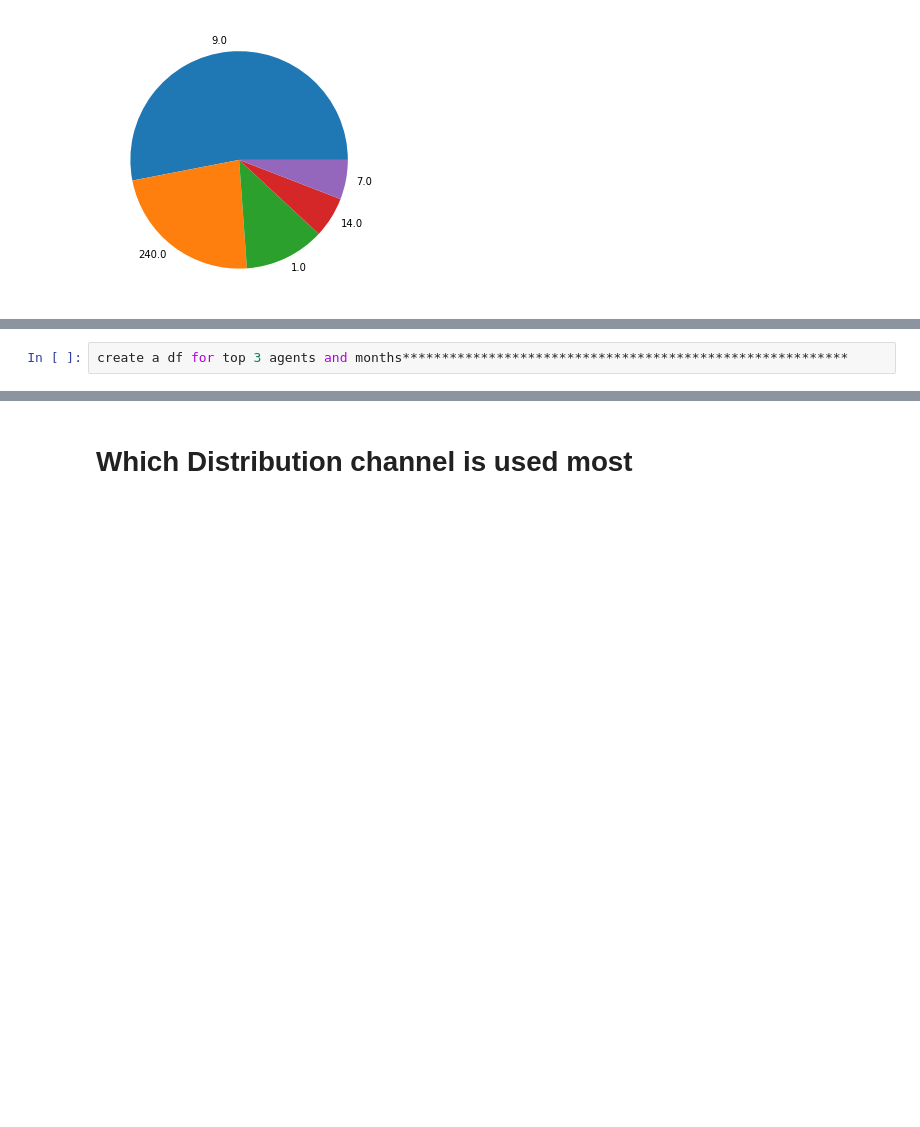
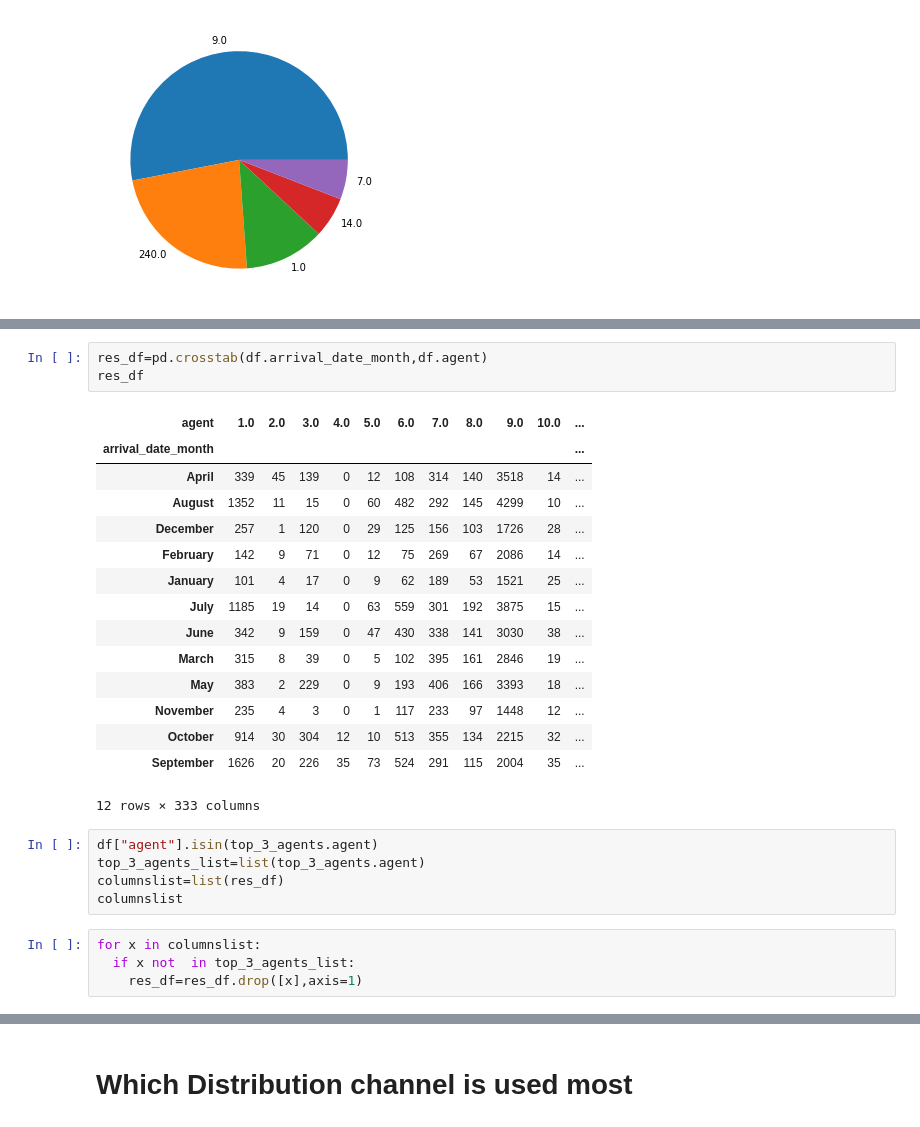
Before and after one commit to rimshaharmaen/EDA-Hotel-Booking-Analysis, a Jupyter notebook: Rimsha_Harmaen_Hotel_Booking.ipynb, the cells around one changed output, grey strips where cells are left out. Drawn from its saved outputs; the diff is of its cells as text; blank space fills up the shorter version.

```diff
--- a/Rimsha_Harmaen_Hotel_Booking.ipynb
+++ b/Rimsha_Harmaen_Hotel_Booking.ipynb
@@ -229,2 +221,28 @@ MultiIndex([(0,     'April'),
-# %%
-create a df for top 3 agents and months*********************************************************
+# %%
+res_df=pd.crosstab(df.arrival_date_month,df.agent)
+res_df
+# %% [output]
+| agent | 1.0 | 2.0 | 3.0 | 4.0 | 5.0 | 6.0 | 7.0 | 8.0 | 9.0 | 10.0 | ... |
+| arrival_date_month |  |  |  |  |  |  |  |  |  |  | ... |
+| April | 339 | 45 | 139 | 0 | 12 | 108 | 314 | 140 | 3518 | 14 | ... |
+| August | 1352 | 11 | 15 | 0 | 60 | 482 | 292 | 145 | 4299 | 10 | ... |
+| December | 257 | 1 | 120 | 0 | 29 | 125 | 156 | 103 | 1726 | 28 | ... |
+| February | 142 | 9 | 71 | 0 | 12 | 75 | 269 | 67 | 2086 | 14 | ... |
+| January | 101 | 4 | 17 | 0 | 9 | 62 | 189 | 53 | 1521 | 25 | ... |
+| July | 1185 | 19 | 14 | 0 | 63 | 559 | 301 | 192 | 3875 | 15 | ... |
+| June | 342 | 9 | 159 | 0 | 47 | 430 | 338 | 141 | 3030 | 38 | ... |
+| March | 315 | 8 | 39 | 0 | 5 | 102 | 395 | 161 | 2846 | 19 | ... |
+| May | 383 | 2 | 229 | 0 | 9 | 193 | 406 | 166 | 3393 | 18 | ... |
+| November | 235 | 4 | 3 | 0 | 1 | 117 | 233 | 97 | 1448 | 12 | ... |
+| October | 914 | 30 | 304 | 12 | 10 | 513 | 355 | 134 | 2215 | 32 | ... |
+| September | 1626 | 20 | 226 | 35 | 73 | 524 | 291 | 115 | 2004 | 35 | ... |
+12 rows × 333 columns
+# %%
+df["agent"].isin(top_3_agents.agent)
+top_3_agents_list=list(top_3_agents.agent)
+columnslist=list(res_df)
+columnslist
+# %%
+for x in columnslist:
+  if x not  in top_3_agents_list:
+    res_df=res_df.drop([x],axis=1)
```
Also changed, not shown: parts of 4 cells of this notebook.
